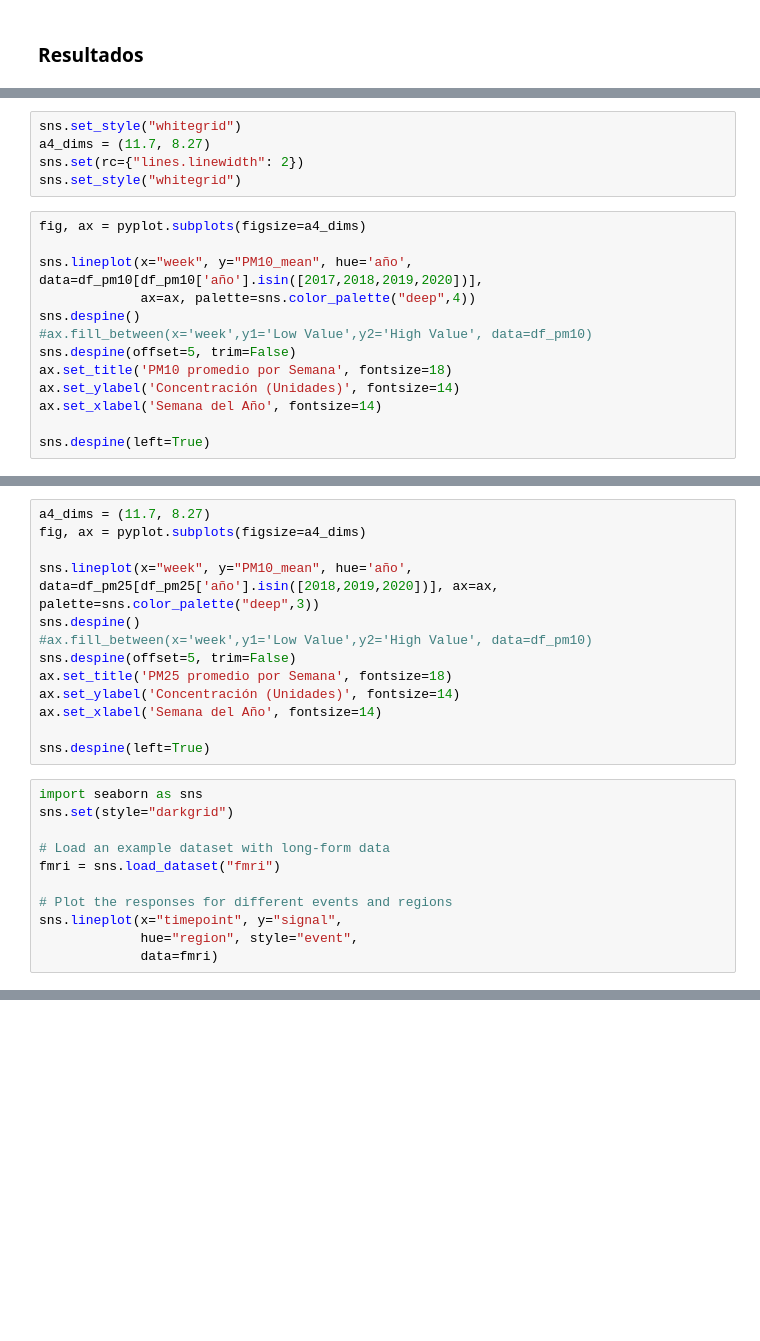
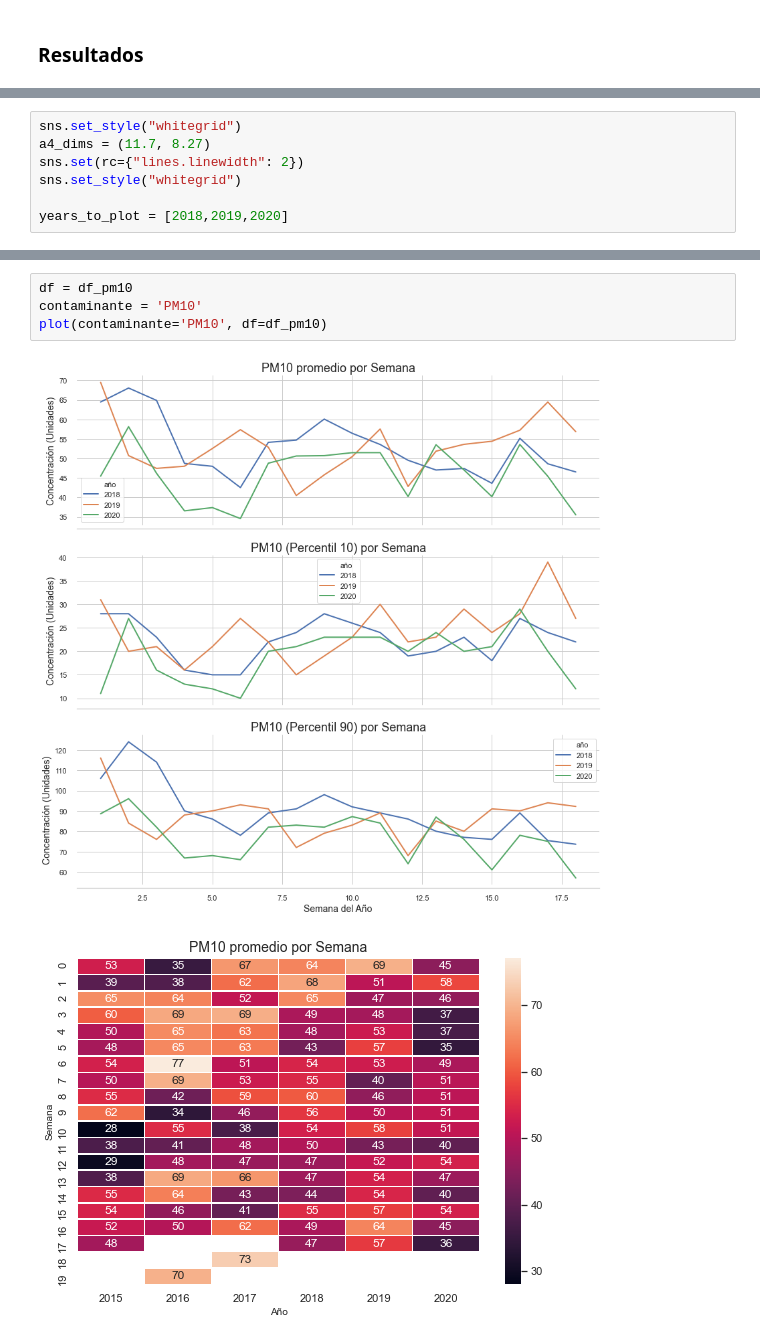
Before and after one commit to DanielBustillos/pollution_COVID_CDMX, a Jupyter notebook: analysis_pollution_level.ipynb, the cells around one changed output, grey strips where cells are left out. Saved outputs shown, nothing was run; the diff lists cells and outputs as text; blank space fills up the shorter version.

```diff
--- a/analysis_pollution_level.ipynb
+++ b/analysis_pollution_level.ipynb
@@ -122,16 +137,5 @@ sns.set_style("whitegrid")
 a4_dims = (11.7, 8.27)
 sns.set(rc={"lines.linewidth": 2})
 sns.set_style("whitegrid")
+
+years_to_plot = [2018,2019,2020]
-# %%
-fig, ax = pyplot.subplots(figsize=a4_dims)
-
-sns.lineplot(x="week", y="PM10_mean", hue='año', data=df_pm10[df_pm10['año'].isin([2017,2018,2019,2020])],
-             ax=ax, palette=sns.color_palette("deep",4))
-sns.despine()
-#ax.fill_between(x='week',y1='Low Value',y2='High Value', data=df_pm10)
-sns.despine(offset=5, trim=False)
-ax.set_title('PM10 promedio por Semana', fontsize=18)
-ax.set_ylabel('Concentración (Unidades)', fontsize=14)
-ax.set_xlabel('Semana del Año', fontsize=14)
-
-sns.despine(left=True)
@@ -140,24 +141,0 @@ sns.despine(left=True)
-# %%
-a4_dims = (11.7, 8.27)
-fig, ax = pyplot.subplots(figsize=a4_dims)
-
-sns.lineplot(x="week", y="PM10_mean", hue='año', data=df_pm25[df_pm25['año'].isin([2018,2019,2020])], ax=ax, palette=sns.color_palette("deep",3))
-sns.despine()
-#ax.fill_between(x='week',y1='Low Value',y2='High Value', data=df_pm10)
-sns.despine(offset=5, trim=False)
-ax.set_title('PM25 promedio por Semana', fontsize=18)
-ax.set_ylabel('Concentración (Unidades)', fontsize=14)
-ax.set_xlabel('Semana del Año', fontsize=14)
-
-sns.despine(left=True)
-# %%
-import seaborn as sns
-sns.set(style="darkgrid")
-
-# Load an example dataset with long-form data
-fmri = sns.load_dataset("fmri")
-
-# Plot the responses for different events and regions
-sns.lineplot(x="timepoint", y="signal",
-             hue="region", style="event",
-             data=fmri)
@@ -182,0 +194,7 @@ fmri
+# %%
+df = df_pm10
+contaminante = 'PM10'
+plot(contaminante='PM10', df=df_pm10)
+# %% [output]
+[figure, added]
+[figure, added]
```
Also changed, not shown: parts of 27 cells of this notebook.
